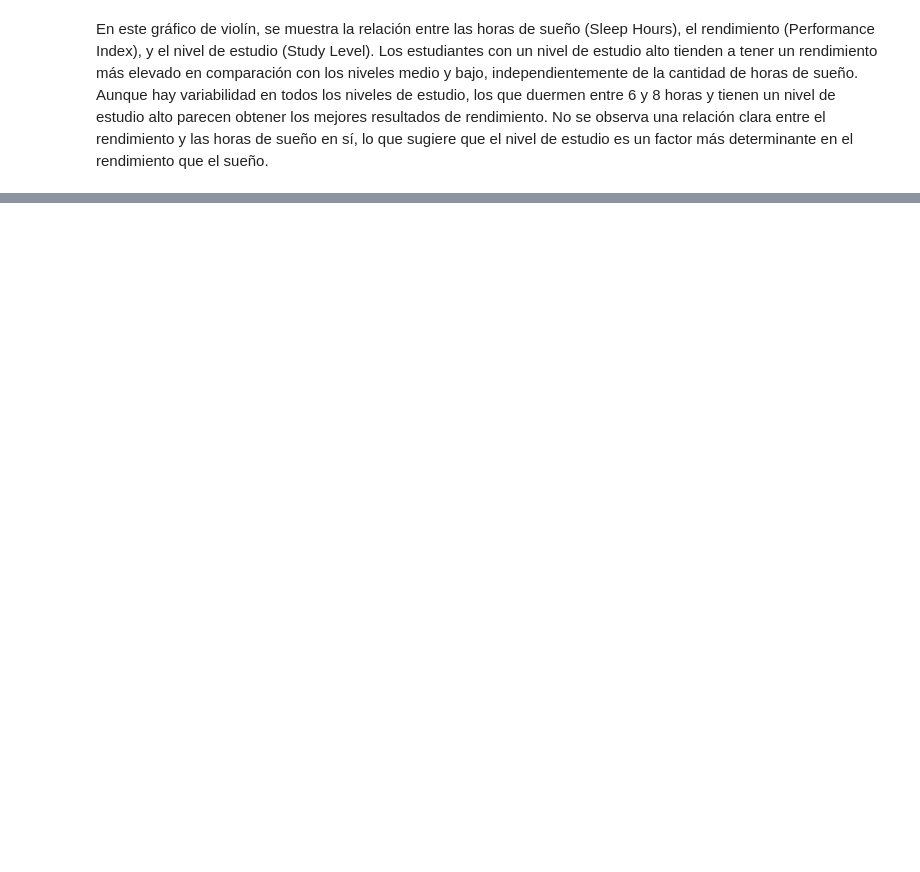
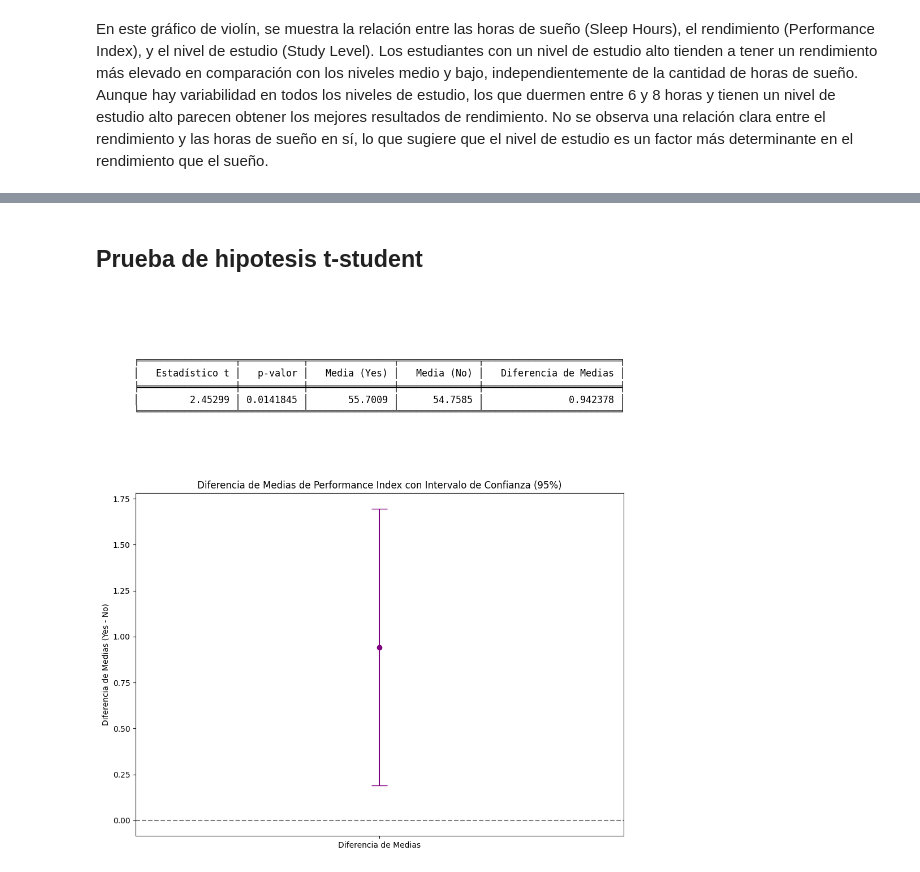
Before and after one commit to ingjfnf/PROJECT_GRUPO_28, a Jupyter notebook: ANALISIS_EXPLOTARIO/EDA.ipynb, the cells around one changed output, grey strips where cells are left out. Cells and saved outputs as stored; diff of their text form; code cells hidden in the pictures; blank space fills up the shorter version.

Commit message:
pruebas de hipotesis

```diff
--- a/ANALISIS_EXPLOTARIO/EDA.ipynb
+++ b/ANALISIS_EXPLOTARIO/EDA.ipynb
@@ -140,0 +182,12 @@ En este gráfico de violín, se muestra la relación entre las horas de sueño (
+# %%
+df['Previous Score Group'] = pd.cut(df['Previous Scores'], bins=[0, 50, 75, 100], labels=['Bajo', 'Medio', 'Alto']) # Creamos los grupos de rangos para 'Previous Scores'
+contingency_table = pd.crosstab(df['Previous Score Group'], df['Extracurricular Activities']) #Creamos una tabla de contingencia entre 'Previous Score Group' y 'Extracurricular Activities'
+
+#Realizamos la prueba de chi-cuadrado
+chi2, p, dof, expected = chi2_contingency(contingency_table)
+chi2_results = {
+    "Chi-cuadrado": [chi2],
+    "p-valor": [p],
+    "Grados de libertad": [dof]
+}
+print(tabulate(chi2_results, headers="keys", tablefmt="fancy_grid"))
@@ -140,0 +202,42 @@ En este gráfico de violín, se muestra la relación entre las horas de sueño (
+# %% [markdown]
+## Prueba de hipotesis t-student
+# %%
+#Dividmos los datos en dos grupos
+group_yes = df[df['Extracurricular Activities'] == 'Yes']['Performance Index']
+group_no = df[df['Extracurricular Activities'] == 'No']['Performance Index']
+
+#rEALIMAOS la prueba T de Student
+t_stat, p_val = ttest_ind(group_yes, group_no)
+
+t_test_results = {
+    "Estadístico t": [t_stat],
+    "p-valor": [p_val],
+    "Media (Yes)": [group_yes.mean()],
+    "Media (No)": [group_no.mean()],
+    "Diferencia de Medias": [group_yes.mean() - group_no.mean()]
+}
+t_test_table = tabulate(t_test_results, headers="keys", tablefmt="fancy_grid")
+
+confidence_level = 0.95
+degrees_freedom = len(group_yes) + len(group_no) - 2
+mean_diff = group_yes.mean() - group_no.mean()
+confidence_interval = stats.t.interval(confidence_level, degrees_freedom, loc=mean_diff,
+                                       scale=np.sqrt(stats.sem(group_yes) ** 2 + stats.sem(group_no) ** 2))
+
+fig, ax = plt.subplots(2, 1, figsize=(10, 10), gridspec_kw={'height_ratios': [1, 2]})
+
+ax[0].axis('off')
+ax[0].text(0.5, 0.5, t_test_table, ha='center', va='center', fontsize=12, fontfamily="monospace")
+
+
+ax[1].errorbar(['Diferencia de Medias'], [mean_diff],
+               yerr=[[mean_diff - confidence_interval[0]], [confidence_interval[1] - mean_diff]],
+               fmt='o', color='purple', capsize=10)
+ax[1].axhline(0, color='gray', linestyle='--')
+ax[1].set_title("Diferencia de Medias de Performance Index con Intervalo de Confianza (95%)")
+ax[1].set_ylabel("Diferencia de Medias (Yes - No)")
+
+plt.tight_layout()
+plt.show()
+# %% [output]
+[figure, added]
```
Also changed, not shown: parts of 10 cells of this notebook.
